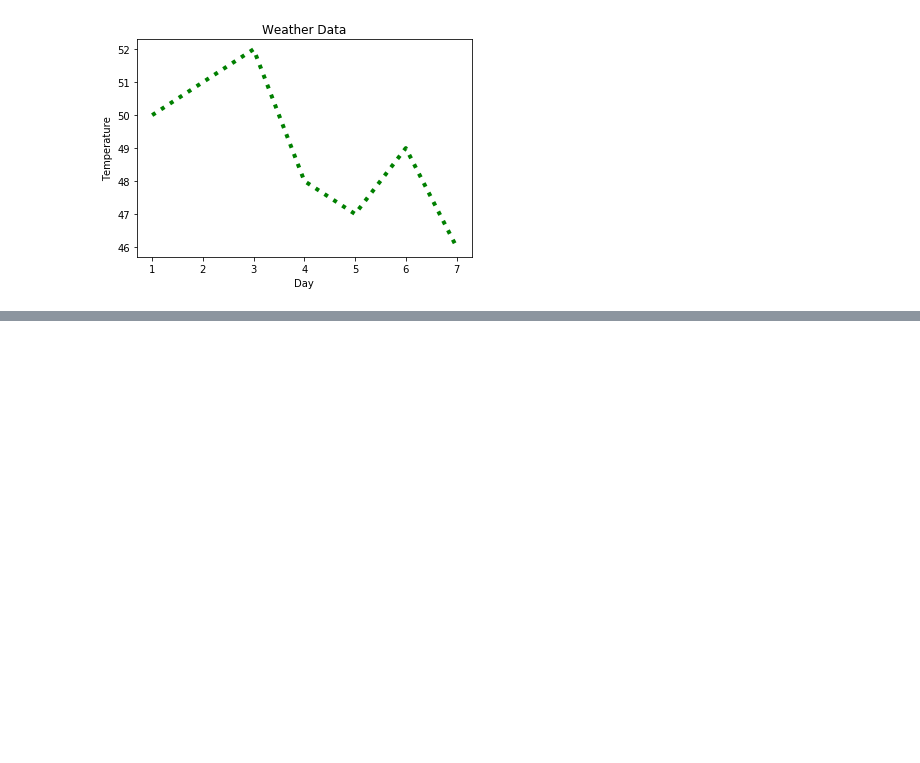
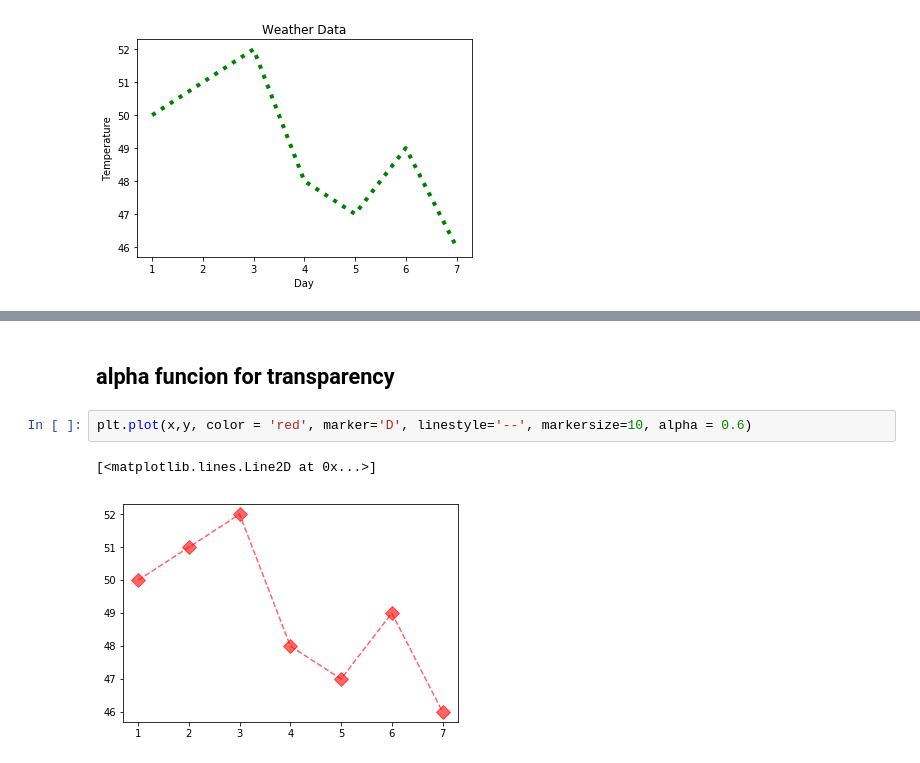
Before and after one commit to debaonline4u/Python_Programming, a Jupyter notebook: pandas_and_data_visualization/matplotlib/introduction_to_matplotlib.ipynb, the cells around one changed output, grey strips where cells are left out. Cells and saved outputs as stored; diff of their text form; blank space fills up the shorter version.

```diff
--- a/pandas_and_data_visualization/matplotlib/introduction_to_matplotlib.ipynb
+++ b/pandas_and_data_visualization/matplotlib/introduction_to_matplotlib.ipynb
@@ -14,0 +28,7 @@ plt.plot(x,y, color = 'green', linewidth =4, linestyle = 'dotted')
+# %% [markdown]
+## alpha funcion for transparency
+# %%
+plt.plot(x,y, color = 'red', marker='D', linestyle='--', markersize=10, alpha = 0.6)
+# %% [output]
+[<matplotlib.lines.Line2D at 0x...>]
+[figure, added]
```
Also changed, not shown: parts of 11 cells of this notebook.
